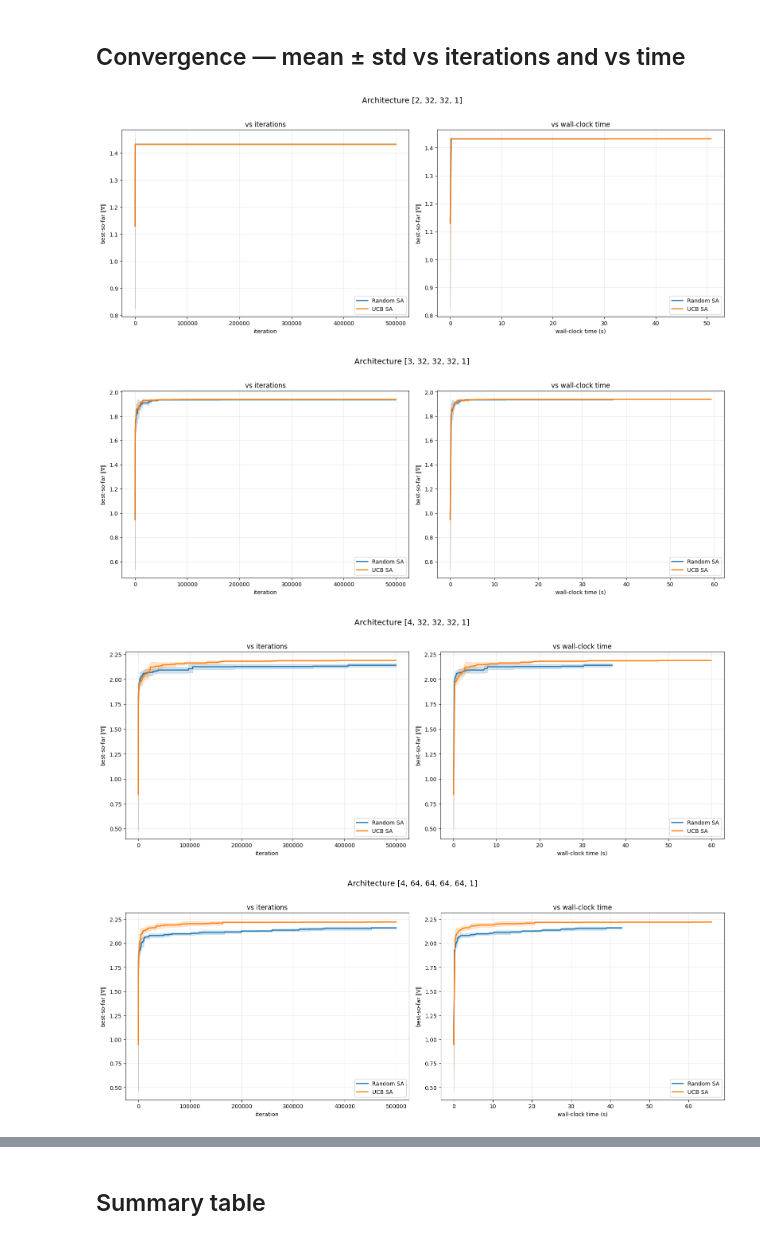
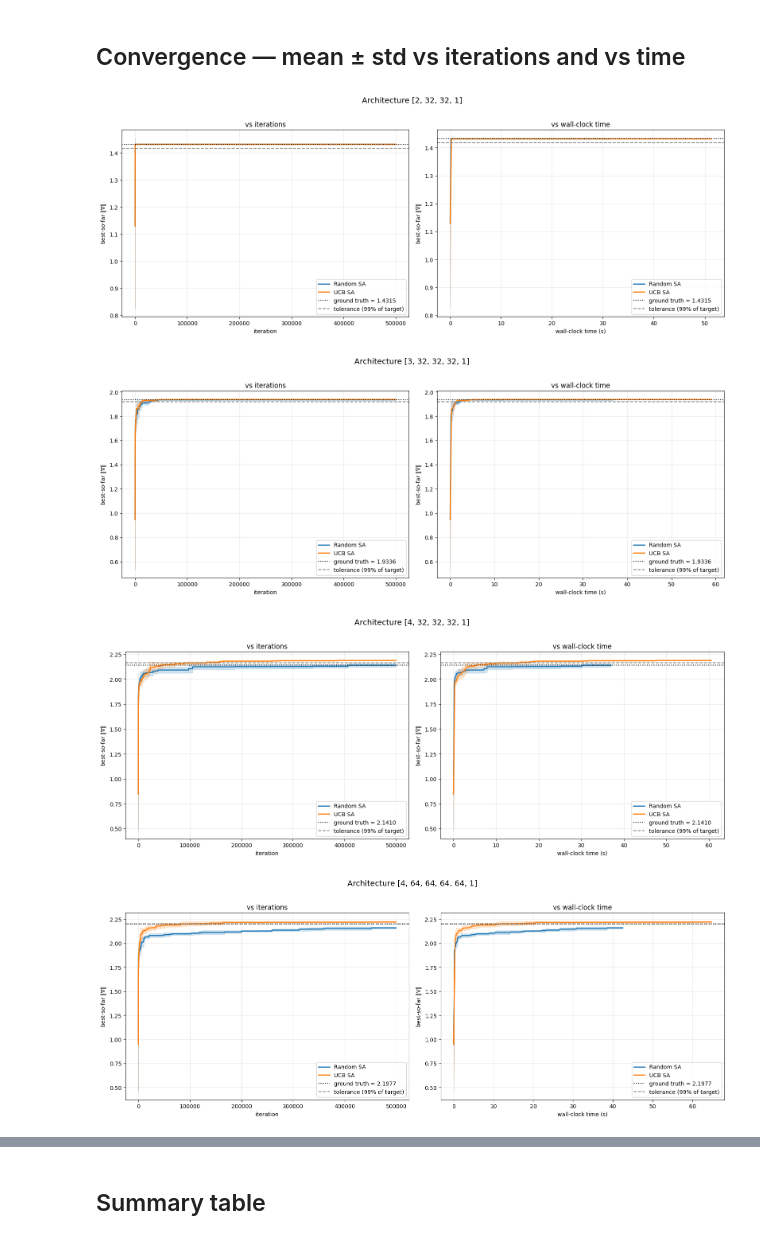
Before and after one commit to humancompatible/LipSSA, a Jupyter notebook: scripts_testing/Random_vs_UCB_Comparison.ipynb, the cells around one changed output, grey strips where cells are left out. Cells and saved outputs as stored; diff of their text form; code cells hidden in the pictures.

```diff
--- a/scripts_testing/Random_vs_UCB_Comparison.ipynb
+++ b/scripts_testing/Random_vs_UCB_Comparison.ipynb
@@ -38,12 +39,17 @@ TRAIN_EPOCHS  = 1500
 TRAIN_LR      = 1e-3
 TRAIN_SEED    = 0
 
+GT_ITERS      = 1000_000
+
 COMPARE_ITERS = 500_000
 N_SEEDS       = 5
 SEEDS         = list(range(N_SEEDS))
 
 UCB_C         = 15
 UCB_PARTITION = 2
+
+TOL_FRAC      = 0.01   # "reached the bound" = best-so-far >= (1 - TOL_FRAC) * target,
+                       # where target = max(gt_value, max across all seeds/methods)
 # %% [markdown]
 ## Helpers
 
@@ -131,6 +137,11 @@ for arch in ARCHITECTURES:
     net = train_network(arch, TRAIN_SAMPLES, TRAIN_EPOCHS, TRAIN_LR, DOMAIN_RADIUS, seed=TRAIN_SEED)
     domain   = Hyperbox.build_custom_hypercube(arch[0], 0, DOMAIN_RADIUS)
     c_vector = torch.ones(arch[-1])
+
+    print(f'  ground truth ({GT_ITERS} iters)...')
+    gt_solver = StochasticApproximation(net, c_vector, domain, primal_norm=PRIMAL_NORM)
+    gt_value  = float(gt_solver.compute(max_iter=GT_ITERS))
+    print(f'  ground truth = {gt_value:.6f}')
 
     rand_v_hist, rand_t_hist = [], []
     ucb_v_hist,  ucb_t_hist  = [], []
@@ -157,6 +168,7 @@ for arch in ARCHITECTURES:
     ucb_tg,  ucb_tm,  ucb_ts  = aggregate_time(ucb_v_hist,  ucb_t_hist)
 
     results[tuple(arch)] = dict(
+        gt=gt_value,
         rand=dict(iter_mean=rand_iter_mean, iter_std=rand_iter_std,
                   time_grid=rand_tg, time_mean=rand_tm, time_std=rand_ts,
                   v_hist=rand_v_hist, t_hist=rand_t_hist),
@@ -188,39 +200,46 @@ for arch in ARCHITECTURES:
 iters = np.arange(1, COMPARE_ITERS + 1)
 
 for arch in ARCHITECTURES:
-    r = results[tuple(arch)]
+    r  = results[tuple(arch)]
+    gt = r['gt']
+    target = max(gt, max(h.max() for h in r['rand']['v_hist'] + r['ucb']['v_hist']))
+    tol_y  = (1 - TOL_FRAC) * target
 
     fig, axes = plt.subplots(1, 2, figsize=(16, 6))
     fig.suptitle(f'Architecture {arch}', fontsize=14, y=1.02)
 
     # --- vs iterations ---
     ax = axes[0]
     for label, key, color in [('Random SA', 'rand', 'tab:blue'), ('UCB SA', 'ucb', 'tab:orange')]:
         m, s = r[key]['iter_mean'], r[key]['iter_std']
         ax.plot(iters, m, label=label, color=color, linewidth=2)
         ax.fill_between(iters, m - s, m + s, color=color, alpha=0.2)
+    ax.axhline(gt,    linestyle=':',  color='black', label=f'ground truth = {gt:.4f}')
+    ax.axhline(tol_y, linestyle='--', color='gray',  label=f'tolerance ({(1-TOL_FRAC)*100:.0f}% of target)')
     ax.set_xlabel('iteration')
     ax.set_ylabel(r'best-so-far $\|\nabla\|$')
     ax.set_title('vs iterations')
     ax.legend(loc='lower right')
     ax.grid(True, alpha=0.3)
 
     # --- vs wall-clock time ---
     ax = axes[1]
     for label, key, color in [('Random SA', 'rand', 'tab:blue'), ('UCB SA', 'ucb', 'tab:orange')]:
         g, m, s = r[key]['time_grid'], r[key]['time_mean'], r[key]['time_std']
         ax.plot(g, m, label=label, color=color, linewidth=2)
         ax.fill_between(g, m - s, m + s, color=color, alpha=0.2)
+    ax.axhline(gt,    linestyle=':',  color='black', label=f'ground truth = {gt:.4f}')
+    ax.axhline(tol_y, linestyle='--', color='gray',  label=f'tolerance ({(1-TOL_FRAC)*100:.0f}% of target)')
     ax.set_xlabel('wall-clock time (s)')
     ax.set_ylabel(r'best-so-far $\|\nabla\|$')
     ax.set_title('vs wall-clock time')
     ax.legend(loc='lower right')
     ax.grid(True, alpha=0.3)
 
     plt.tight_layout()
     plt.show()
 # %% [output]
-[figure, old version]
+[figure, new version]
-[figure, old version]
+[figure, new version]
-[figure, old version]
+[figure, new version]
-[figure, old version]
+[figure, new version]
```
Also changed, not shown: parts of 4 cells of this notebook, 2 other files.
